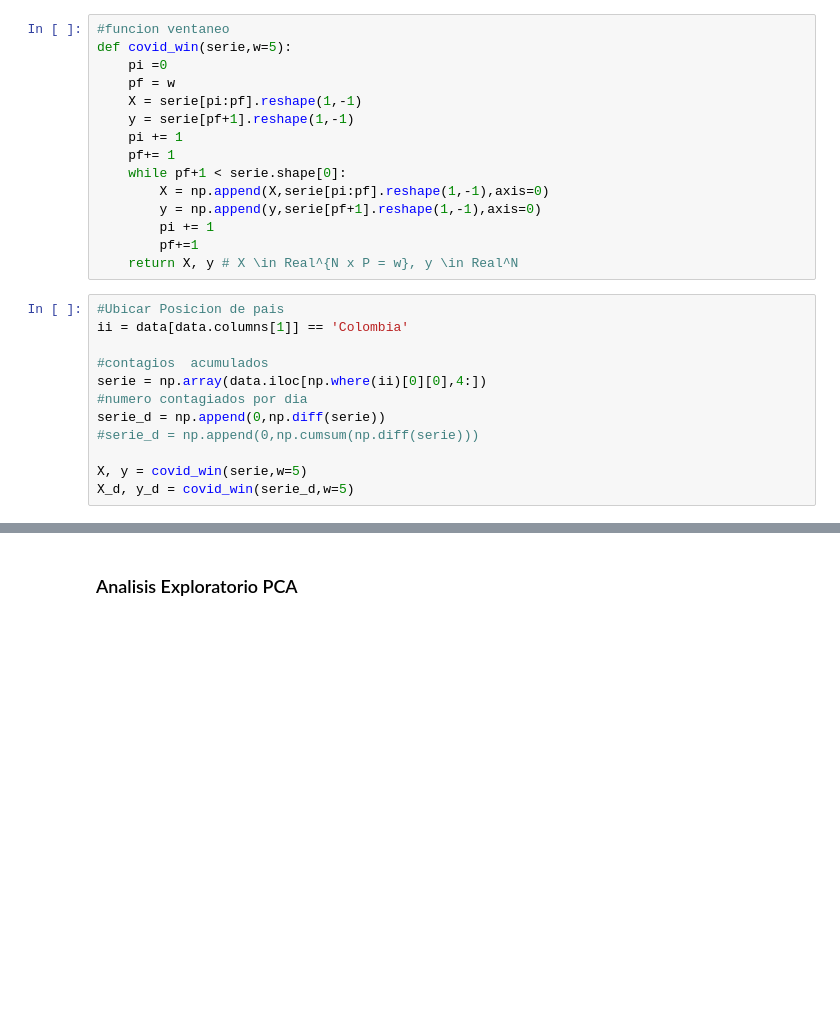
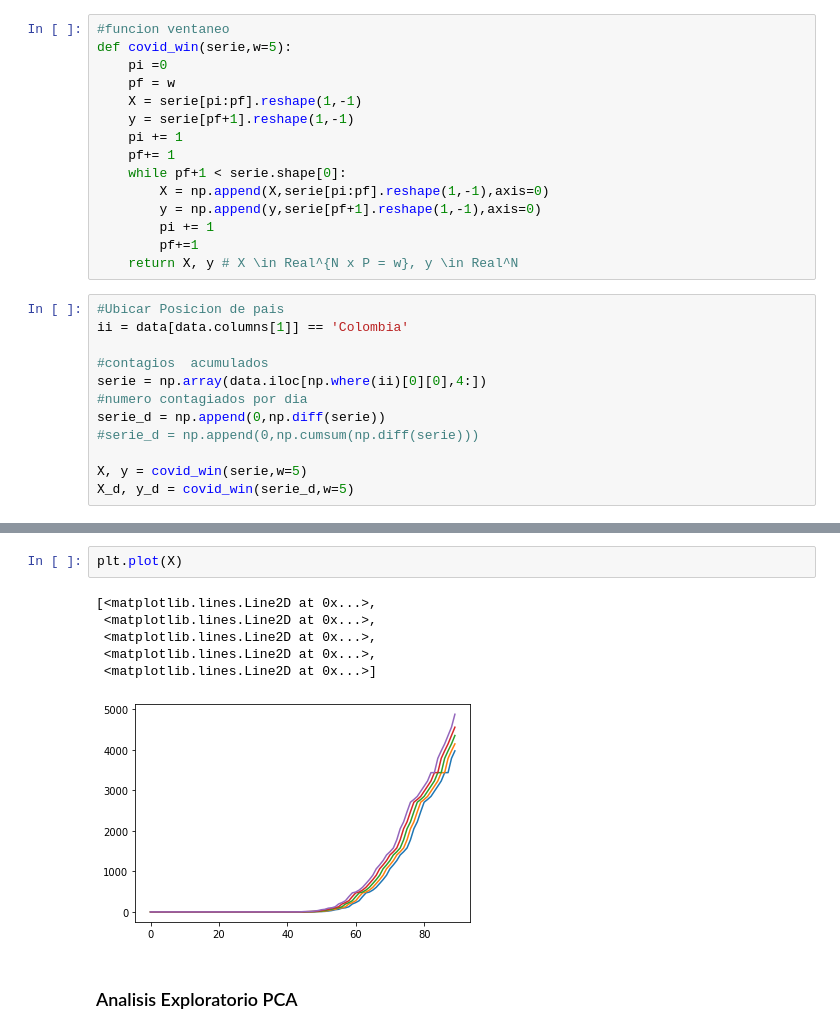
Before and after one commit to sefrancogo/Analitica-de-Datos, a Jupyter notebook: Covid_Paises.ipynb, the cells around one changed output, grey strips where cells are left out. Drawn from its saved outputs; the diff is of its cells as text; blank space fills up the shorter version.

```diff
--- a/Covid_Paises.ipynb
+++ b/Covid_Paises.ipynb
@@ -65,3 +63,12 @@ array([3792, 3977, 4149, 4356, 4561], dtype=object)
+# %%
+plt.plot(X)
+# %% [output]
+[<matplotlib.lines.Line2D at 0x...>,
+ <matplotlib.lines.Line2D at 0x...>,
+ <matplotlib.lines.Line2D at 0x...>,
+ <matplotlib.lines.Line2D at 0x...>,
+ <matplotlib.lines.Line2D at 0x...>]
+[figure, added]
 # %% [markdown]
 ### Analisis Exploratorio PCA
 # %%
```
Also changed, not shown: parts of 12 cells of this notebook.
